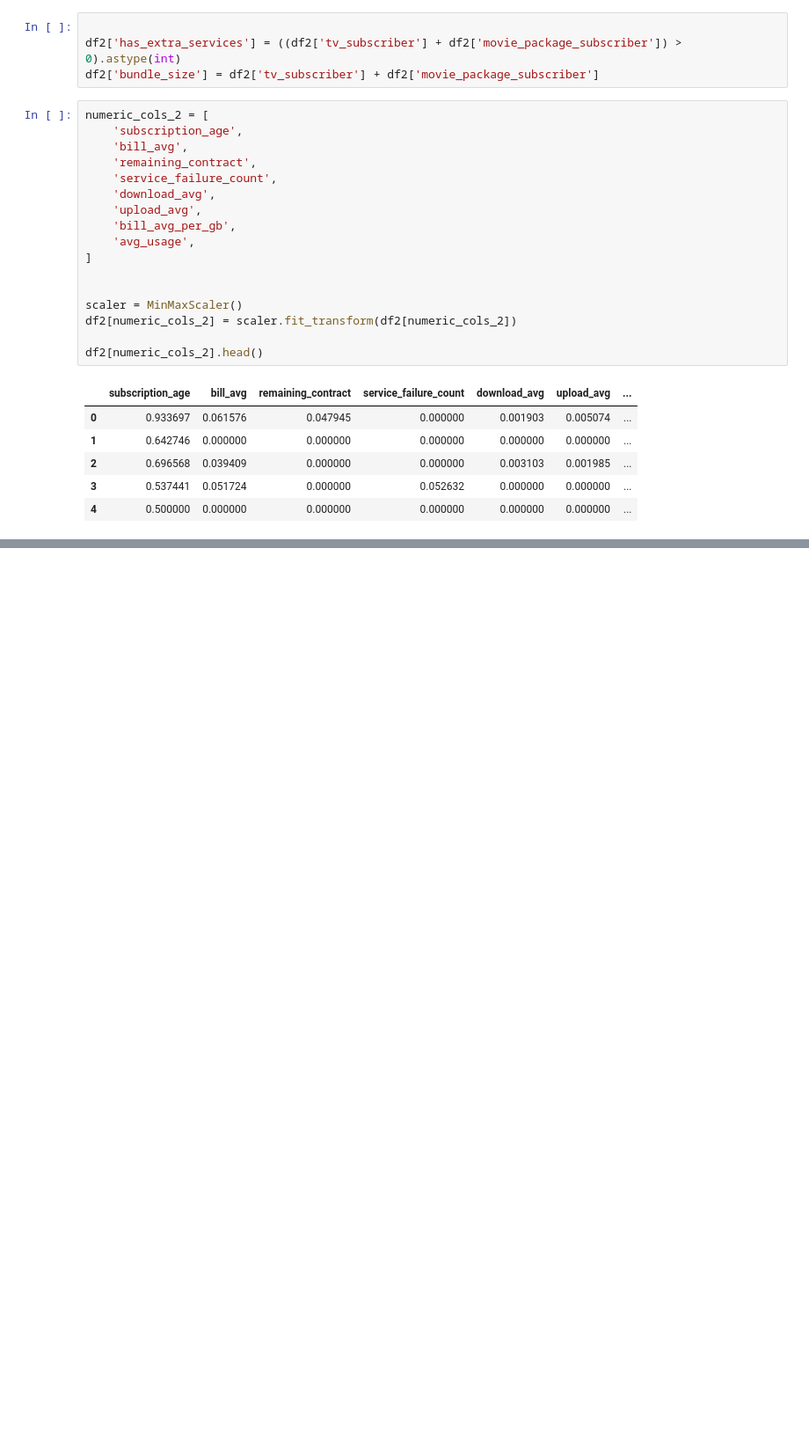
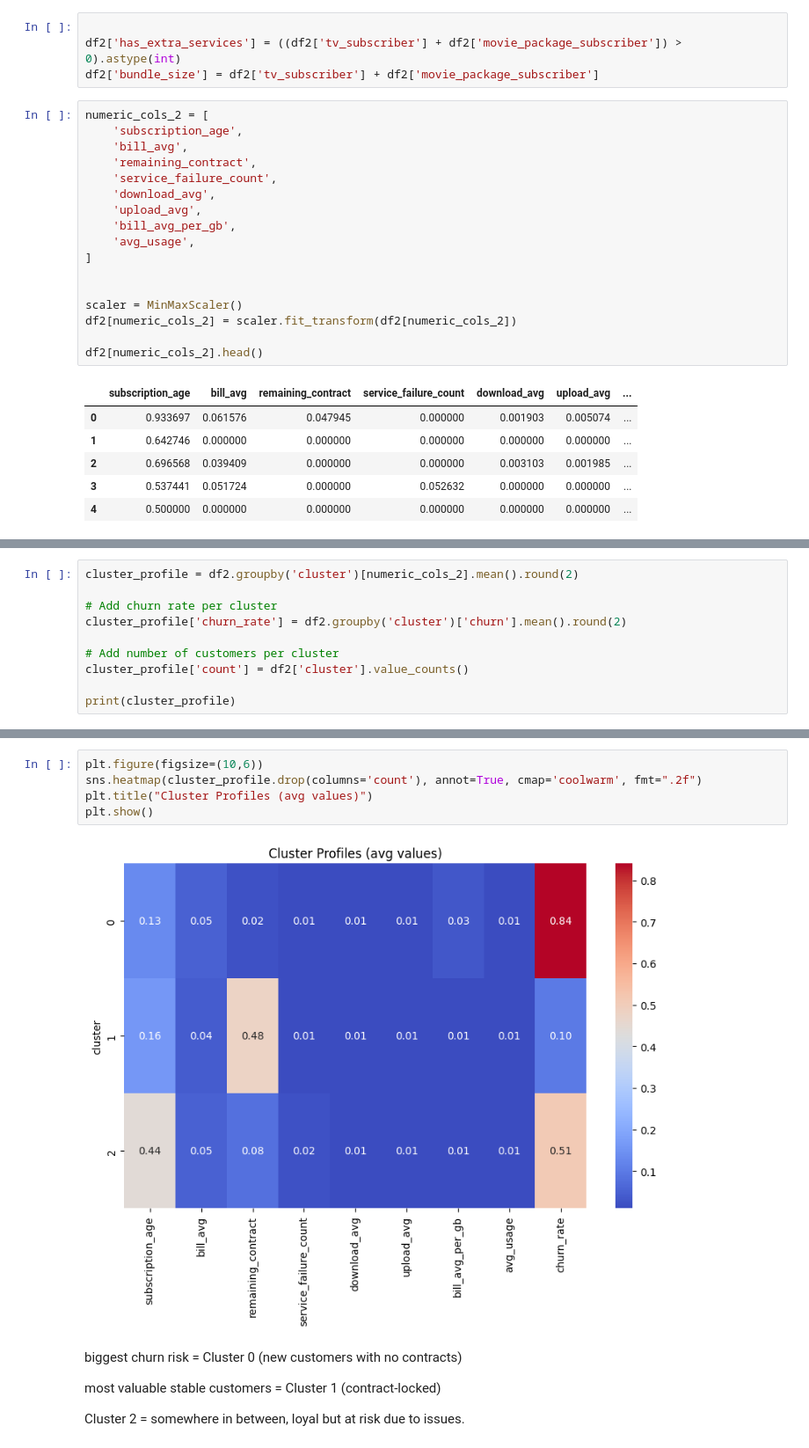
Before and after one commit to halaheltorgoman/Internet-Service-Customer-Churn, a Jupyter notebook: notebooks/churn_eda.ipynb, the cells around one changed output, grey strips where cells are left out. Shown at 88% size. Drawn from its saved outputs; the diff is of its cells as text; blank space fills up the shorter version.

```diff
--- a/notebooks/churn_eda.ipynb
+++ b/notebooks/churn_eda.ipynb
@@ -566,0 +629,10 @@ df2[numeric_cols_2].head()
+# %%
+cluster_profile = df2.groupby('cluster')[numeric_cols_2].mean().round(2)
+
+# Add churn rate per cluster
+cluster_profile['churn_rate'] = df2.groupby('cluster')['churn'].mean().round(2)
+
+# Add number of customers per cluster
+cluster_profile['count'] = df2['cluster'].value_counts()
+
+print(cluster_profile)
@@ -566,0 +690,13 @@ df2[numeric_cols_2].head()
+# %%
+plt.figure(figsize=(10,6))
+sns.heatmap(cluster_profile.drop(columns='count'), annot=True, cmap='coolwarm', fmt=".2f")
+plt.title("Cluster Profiles (avg values)")
+plt.show()
+# %% [output]
+[figure, added]
+# %% [markdown]
+ biggest churn risk = Cluster 0 (new customers with no contracts)
+
+ most valuable stable customers = Cluster 1 (contract-locked)
+
+Cluster 2 = somewhere in between, loyal but at risk due to issues.
```
Also changed, not shown: parts of 9 cells of this notebook.
